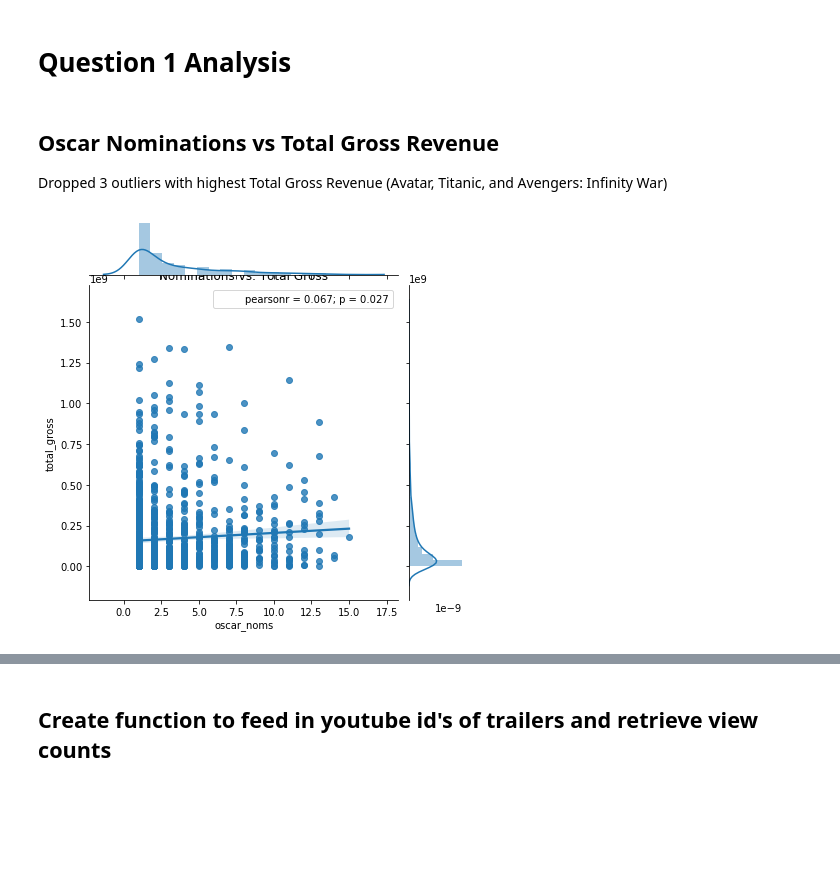
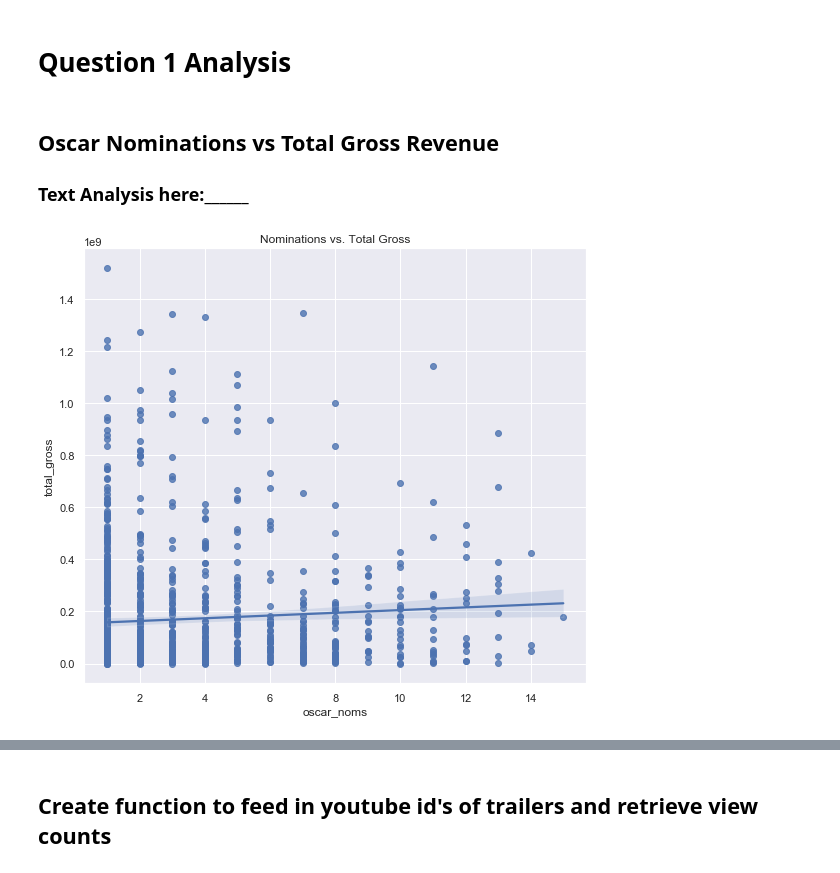
Before and after one commit to khyateed/Movie-Data-Analysis, a Jupyter notebook: student.ipynb, the cells around one changed output, grey strips where cells are left out. Cells and saved outputs as stored; diff of their text form; code cells hidden in the pictures; blank space fills up the shorter version.

Commit message:
removed outliers

```diff
--- a/student.ipynb
+++ b/student.ipynb
@@ -152,19 +156,18 @@ oscar_df.sort_values('oscar_noms', ascending=False)
 6646 rows × 5 columns
 # %% [markdown]
 # Question 1 Analysis
-# %% [markdown]
-## Oscar Nominations vs Total Gross Revenue
-Dropped 3 outliers with highest Total Gross Revenue (Avatar, Titanic, and Avengers: Infinity War)
+# %% [markdown]
+## Oscar Nominations vs Total Gross Revenue
+### Text Analysis here:______
 # %%
-from scipy.stats import pearsonr
-
 x ='oscar_noms'
 y = 'total_gross'
 
+# drop duplicates, nulls values, and 3 outliers with highest Total Gross Revenue (Avatar, Titanic, and Avengers: Infinity War)
+noms_vs_budget = oscar_df.loc[:,[x, y]].drop_duplicates().sort_values(y).dropna(subset=['total_gross'])[:-3]
 
-# drop duplicates that exist because of genre unstacking (genre not relevant for this chart)
-noms_vs_budget = oscar_df.loc[:,[x, y]].drop_duplicates().sort_values(y).dropna()[:-3] # exclude outliers
-sns.jointplot(x,y, data = noms_vs_budget, stat_func=pearsonr, kind='reg');
+# sns.set(rc={'figure.figsize':(9,9)});
+sns.regplot(x,y, data = noms_vs_budget);
 plt.title('Nominations vs. Total Gross');
 # %% [output]
-[figure, old version]
+[figure, new version]
```
Also changed, not shown: parts of 36 cells of this notebook.
